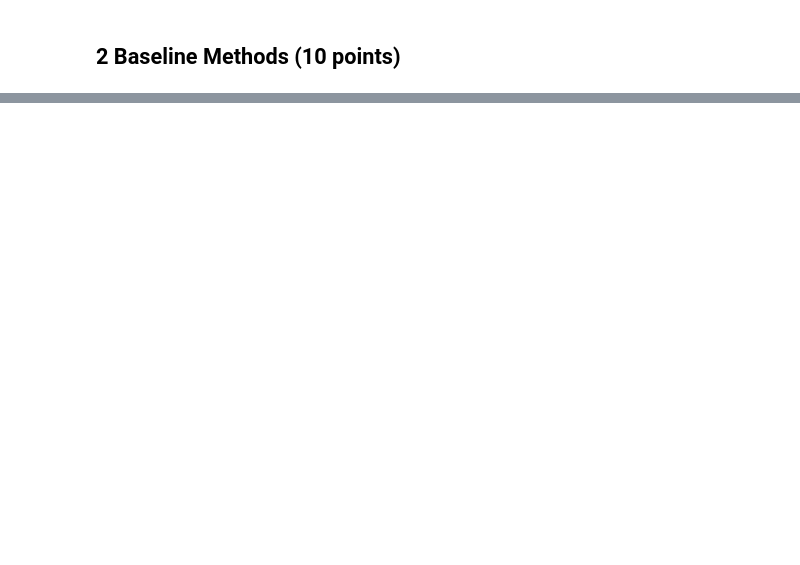
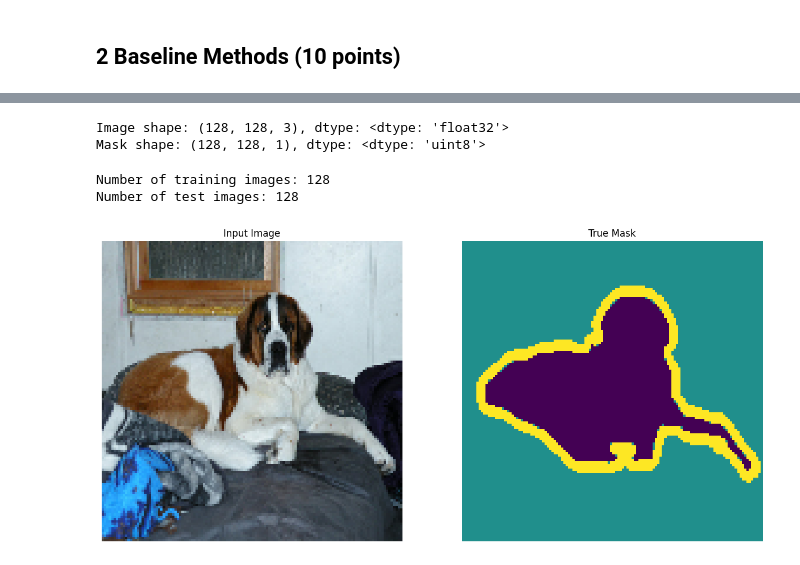
Before and after one commit to wbohanw/ECSE415, a Jupyter notebook: Assignment4.ipynb, the cells around one changed output, grey strips where cells are left out. Drawn from its saved outputs; the diff is of its cells as text; code cells hidden in the pictures; blank space fills up the shorter version.

```diff
--- a/Assignment4.ipynb
+++ b/Assignment4.ipynb
@@ -152,0 +266,56 @@ ValueError: Classification metrics can't handle a mix of continuous and multicla
+# %%
+def load_image(image_path, mask_path):
+    image = tf.io.read_file(image_path)
+    image = tf.image.decode_jpeg(image, channels=3)
+    image = tf.image.resize(image, [128, 128])
+    image = tf.cast(image, tf.float32) / 255.0
+
+    mask = tf.io.read_file(mask_path)
+    mask = tf.image.decode_jpeg(mask, channels=1)
+    mask = tf.image.resize(mask, [128, 128])
+    mask = tf.cast(mask, tf.uint8)
+
+    return image, mask
+
+image_path = "/Users/bohan/Desktop/ECSE_415/ECSE415/Oxford/train/images/1.jpg"
+mask_path = "/Users/bohan/Desktop/ECSE_415/ECSE415/Oxford/train/masks/1.png"
+
+image, mask = load_image(image_path, mask_path)
+print(f"Image shape: {image.shape}, dtype: {image.dtype}")
+print(f"Mask shape: {mask.shape}, dtype: {mask.dtype}")
+# %% [output]
+Image shape: (128, 128, 3), dtype: <dtype: 'float32'>
+Mask shape: (128, 128, 1), dtype: <dtype: 'uint8'>
+# %%
+BATCH_SIZE = 64
+BUFFER_SIZE = 1000
+
+# Assuming train_dataset and test_dataset are created using image and mask
+train_dataset = tf.data.Dataset.from_tensor_slices((image, mask))
+test_dataset = tf.data.Dataset.from_tensor_slices((image, mask))
+
+
+print(f"Number of training images: {len(train_dataset)}")
+print(f"Number of test images: {len(test_dataset)}")
+# %% [output]
+Number of training images: 128
+Number of test images: 128
+# %%
+def display(display_list):
+ plt.figure(figsize=(15, 15))
+
+ title = ["Input Image", "True Mask", "Predicted Mask"]
+
+ for i in range(len(display_list)):
+   plt.subplot(1, len(display_list), i+1)
+   plt.title(title[i])
+   if display_list[i].ndim == 3:
+       plt.imshow(tf.keras.utils.array_to_img(display_list[i]))
+   else:
+       raise ValueError(f"Expected image array to have rank 3 (single image). Got array with shape: {display_list[i].shape}")
+   plt.axis("off")
+ plt.show()
+
+display([image, mask])
+# %% [output]
+[figure, added]
```
Also changed, not shown: parts of 20 cells of this notebook, 10 other files.
